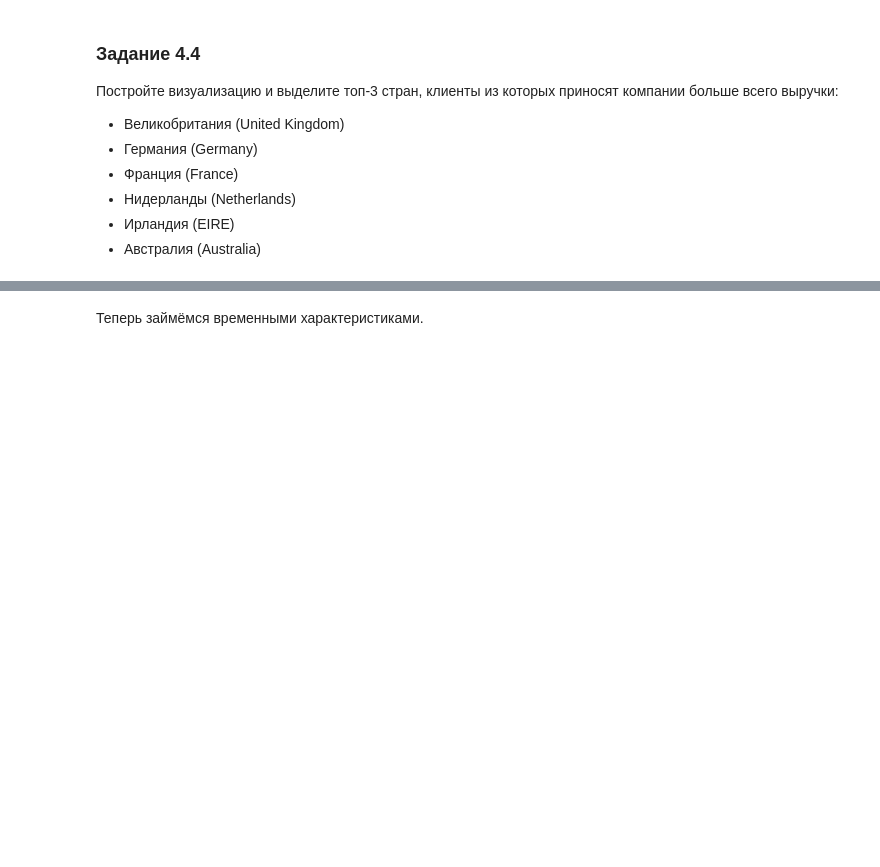
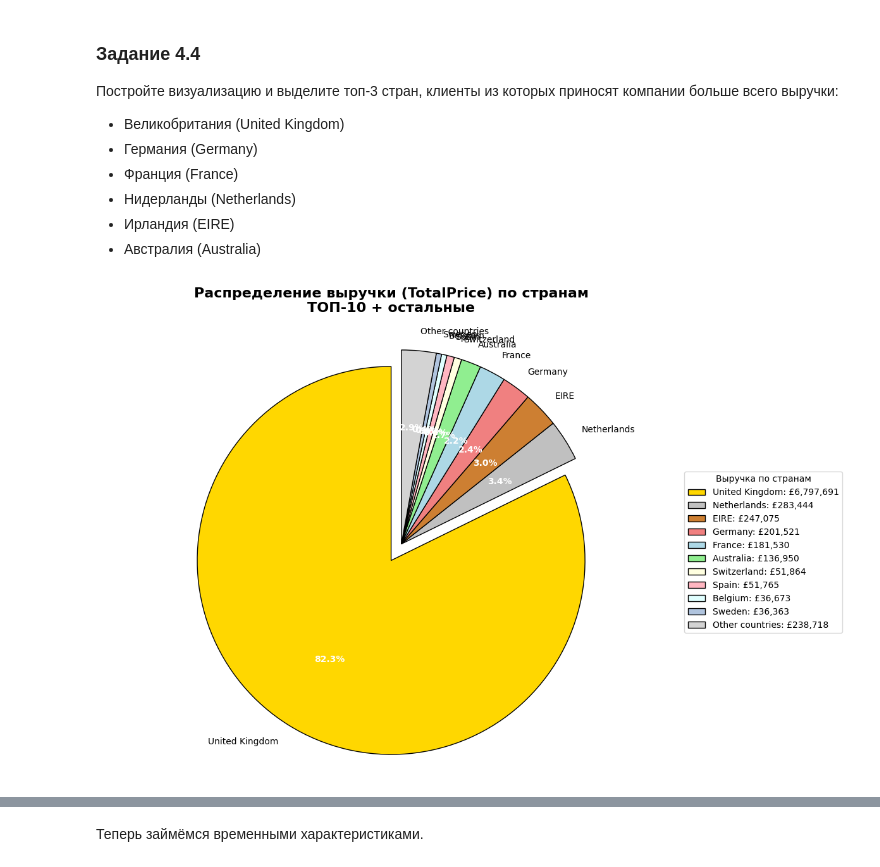
Before and after one commit to tgorbunov/sf_data_science, a Jupyter notebook: project_6/Project-6._Ноутбук-шаблон_TGorbunov.ipynb, the cells around one changed output, grey strips where cells are left out. Drawn from its saved outputs; the diff is of its cells as text; code cells hidden in the pictures; blank space fills up the shorter version.

```diff
--- a/project_6/Project-6._Ноутбук-шаблон_TGorbunov.ipynb
+++ b/project_6/Project-6._Ноутбук-шаблон_TGorbunov.ipynb
@@ -871,0 +950,6 @@ print(f"2) Записей осталось в таблице: {data.shape[0]}")
+# %%
+# Задание 4.3: Создаем столбец TotalPrice
+# Формула: общая цена = цена за единицу товара * (количество товаров в заказе - количество возвращённых товаров)
+
+data['TotalPrice'] = data['UnitPrice'] * (data['Quantity'] - data['QuantityCanceled'])
+data['TotalPrice'].mean()
@@ -879,3 +965,68 @@ print(f"2) Записей осталось в таблице: {data.shape[0]}")
 * Нидерланды (Netherlands)
 * Ирландия (EIRE)
 * Австралия (Australia)
+# %%
+# Круговая диаграмма по выручке (TotalPrice) по странам
+import matplotlib.pyplot as plt
+
+# Рассчитаем общую выручку по каждой стране
+revenue_by_country = data.groupby('Country')['TotalPrice'].sum().reset_index()
+revenue_by_country = revenue_by_country.sort_values('TotalPrice', ascending=False)
+
+# Возьмем топ-10 стран для лучшей читаемости диаграммы
+top_countries = revenue_by_country.head(10)
+other_revenue = revenue_by_country.iloc[10:]['TotalPrice'].sum()
+
+# Подготовим данные для pie chart
+countries = top_countries['Country'].tolist()
+revenues = top_countries['TotalPrice'].tolist()
+
+# Добавим "Other countries" если есть остальные
+if other_revenue > 0:
+    countries.append('Other countries')
+    revenues.append(other_revenue)
+
+# Создаем pie chart
+plt.figure(figsize=(12, 8))
+
+# Определяем цвета - выделим ТОП-3
+colors = ['gold', 'silver', '#CD7F32', 'lightcoral', 'lightblue',
+          'lightgreen', 'lightyellow', 'lightpink', 'lightcyan',
+          'lightsteelblue', 'lightgray']
+
+# Взрываем (выделяем) сегмент с максимальной выручкой
+explode = [0.1 if i == 0 else 0 for i in range(len(countries))]
+
+wedges, texts, autotexts = plt.pie(revenues, labels=countries, colors=colors[:len(countries)],
+                                   autopct='%1.1f%%', startangle=90, explode=explode)
+
+# Настройка внешнего вида
+plt.title('Распределение выручки (TotalPrice) по странам\nТОП-10 + остальные',
+          fontsize=16, fontweight='bold', pad=20)
+
+# Улучшаем читаемость процентов
+for autotext in autotexts:
+    autotext.set_color('white')
+    autotext.set_fontweight('bold')
+    autotext.set_fontsize(10)
+
+# Добавляем легенду с точными значениями
+legend_labels = [f"{country}: £{revenue:,.0f}" for country, revenue in zip(countries, revenues)]
+plt.legend(wedges, legend_labels, title="Выручка по странам",
+          loc="center left", bbox_to_anchor=(1, 0, 0.5, 1))
+
+plt.axis('equal')  # Чтобы круг был круглым
+plt.tight_layout()
+plt.show()
+
+# Выведем дополнительную статистику
+print("СТАТИСТИКА ВЫРУЧКИ ПО СТРАНАМ:")
+print("=" * 50)
+total_revenue = revenue_by_country['TotalPrice'].sum()
+print(f"Общая выручка: £{total_revenue:,.2f}")
+print(f"\nТОП-5 стран по выручке:")
+for i, (idx, row) in enumerate(top_countries.head(5).iterrows(), 1):
+    percentage = (row['TotalPrice'] / total_revenue) * 100
+    print(f"{i}. {row['Country']:20}: £{row['TotalPrice']:12,.2f} ({percentage:5.1f}%)")
+# %% [output]
+[figure, added]
```
Also changed, not shown: parts of 48 cells of this notebook, 2 other files.
